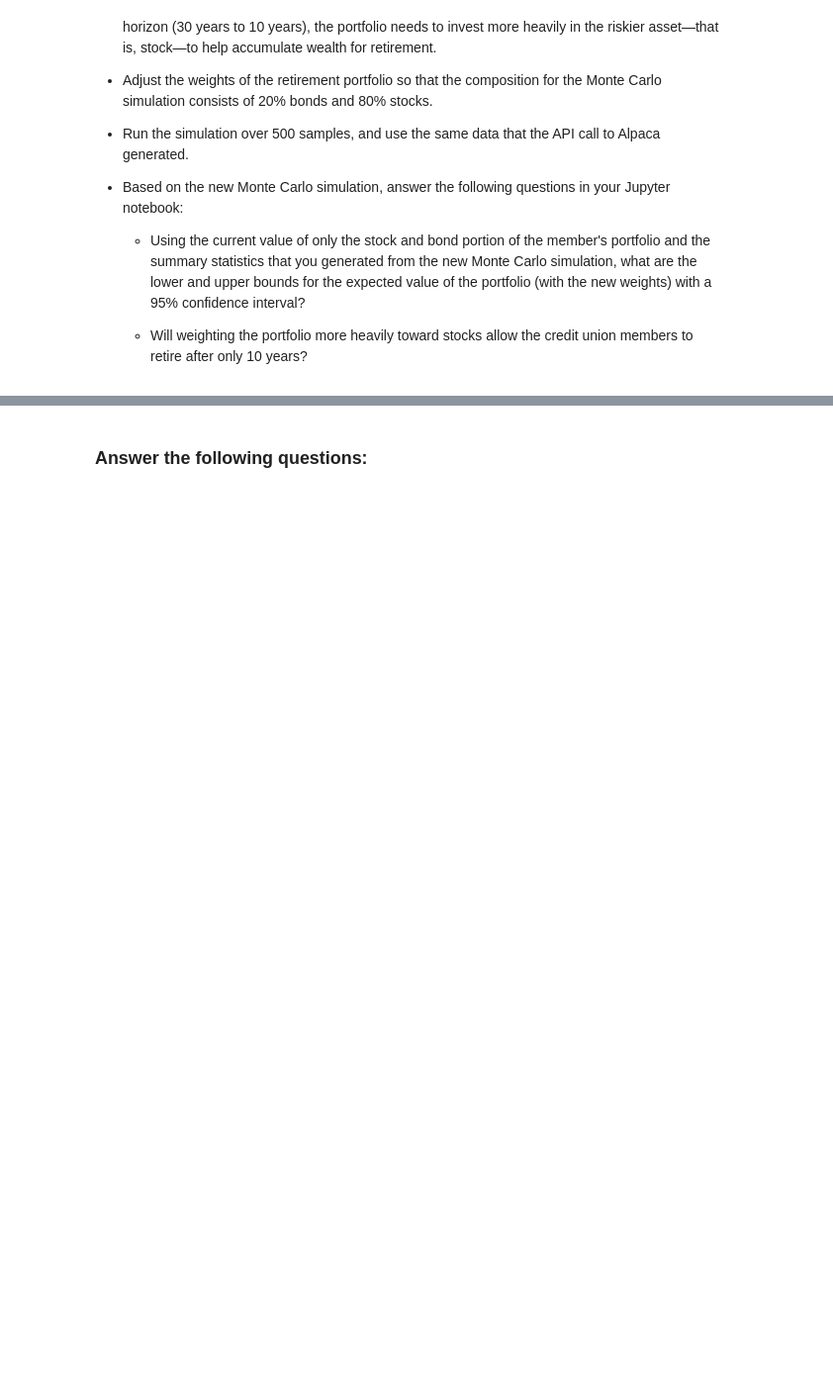
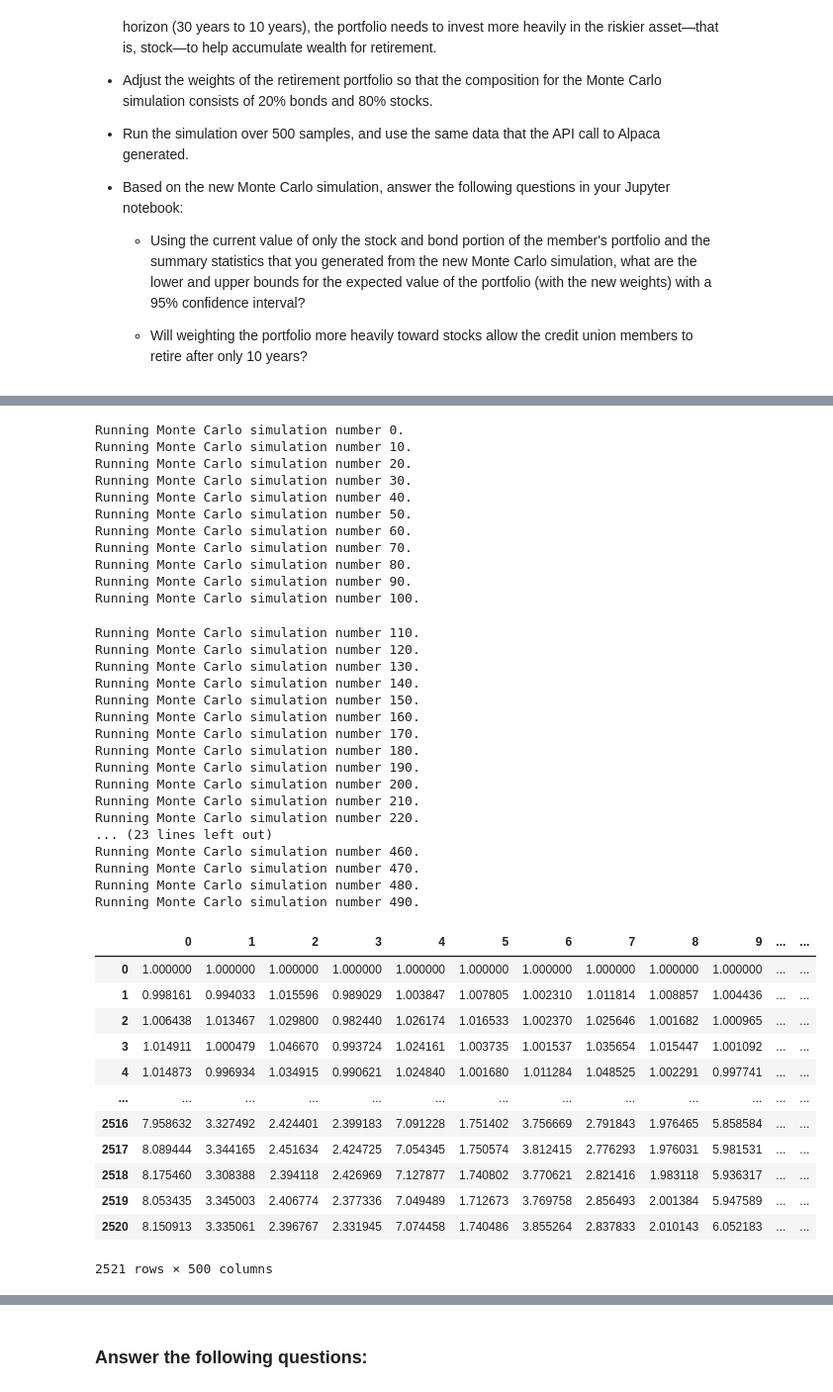
Before and after one commit to morgandblackmore/University-Washington-Fintech, a Jupyter notebook: Starter_Code/financial_planning_tools.ipynb, the cells around one changed output, grey strips where cells are left out. Shown: that part at 99% size. Cells and saved outputs as stored; diff of their text form; code cells hidden in the pictures; blank space fills up the shorter version.

```diff
--- a/Starter_Code/financial_planning_tools.ipynb
+++ b/Starter_Code/financial_planning_tools.ipynb
@@ -637,6 +681,48 @@ For this new Monte Carlo simulation, do the following:
 # %%
 # Run the Monte Carlo simulation to forecast 10 years cumulative returns
-# YOUR CODE HERE
+MC_10y.calc_cumulative_return()
+# %% [output]
+Running Monte Carlo simulation number 0.
+Running Monte Carlo simulation number 10.
+Running Monte Carlo simulation number 20.
+Running Monte Carlo simulation number 30.
+Running Monte Carlo simulation number 40.
+Running Monte Carlo simulation number 50.
+Running Monte Carlo simulation number 60.
+Running Monte Carlo simulation number 70.
+Running Monte Carlo simulation number 80.
+Running Monte Carlo simulation number 90.
+Running Monte Carlo simulation number 100.
+Running Monte Carlo simulation number 110.
+Running Monte Carlo simulation number 120.
+Running Monte Carlo simulation number 130.
+Running Monte Carlo simulation number 140.
+Running Monte Carlo simulation number 150.
+Running Monte Carlo simulation number 160.
+Running Monte Carlo simulation number 170.
+Running Monte Carlo simulation number 180.
+Running Monte Carlo simulation number 190.
+Running Monte Carlo simulation number 200.
+Running Monte Carlo simulation number 210.
+Running Monte Carlo simulation number 220.
+... (23 lines left out)
+Running Monte Carlo simulation number 460.
+Running Monte Carlo simulation number 470.
+Running Monte Carlo simulation number 480.
+Running Monte Carlo simulation number 490.
+|  | 0 | 1 | 2 | 3 | 4 | 5 | 6 | 7 | 8 | 9 | ... | ... |
+| 0 | 1.000000 | 1.000000 | 1.000000 | 1.000000 | 1.000000 | 1.000000 | 1.000000 | 1.000000 | 1.000000 | 1.000000 | ... | ... |
+| 1 | 0.998161 | 0.994033 | 1.015596 | 0.989029 | 1.003847 | 1.007805 | 1.002310 | 1.011814 | 1.008857 | 1.004436 | ... | ... |
+| 2 | 1.006438 | 1.013467 | 1.029800 | 0.982440 | 1.026174 | 1.016533 | 1.002370 | 1.025646 | 1.001682 | 1.000965 | ... | ... |
+| 3 | 1.014911 | 1.000479 | 1.046670 | 0.993724 | 1.024161 | 1.003735 | 1.001537 | 1.035654 | 1.015447 | 1.001092 | ... | ... |
+| 4 | 1.014873 | 0.996934 | 1.034915 | 0.990621 | 1.024840 | 1.001680 | 1.011284 | 1.048525 | 1.002291 | 0.997741 | ... | ... |
+| ... | ... | ... | ... | ... | ... | ... | ... | ... | ... | ... | ... | ... |
+| 2516 | 7.958632 | 3.327492 | 2.424401 | 2.399183 | 7.091228 | 1.751402 | 3.756669 | 2.791843 | 1.976465 | 5.858584 | ... | ... |
+| 2517 | 8.089444 | 3.344165 | 2.451634 | 2.424725 | 7.054345 | 1.750574 | 3.812415 | 2.776293 | 1.976031 | 5.981531 | ... | ... |
+| 2518 | 8.175460 | 3.308388 | 2.394118 | 2.426969 | 7.127877 | 1.740802 | 3.770621 | 2.821416 | 1.983118 | 5.936317 | ... | ... |
+| 2519 | 8.053435 | 3.345003 | 2.406774 | 2.377336 | 7.049489 | 1.712673 | 3.769758 | 2.856493 | 2.001384 | 5.947589 | ... | ... |
+| 2520 | 8.150913 | 3.335061 | 2.396767 | 2.331945 | 7.074458 | 1.740486 | 3.855264 | 2.837833 | 2.010143 | 6.052183 | ... | ... |
+2521 rows × 500 columns
 # %%
 # Visualize the 10-year Monte Carlo simulation by creating an
 # overlay line plot
```
Also changed, not shown: parts of 24 cells of this notebook, 4 other files.
